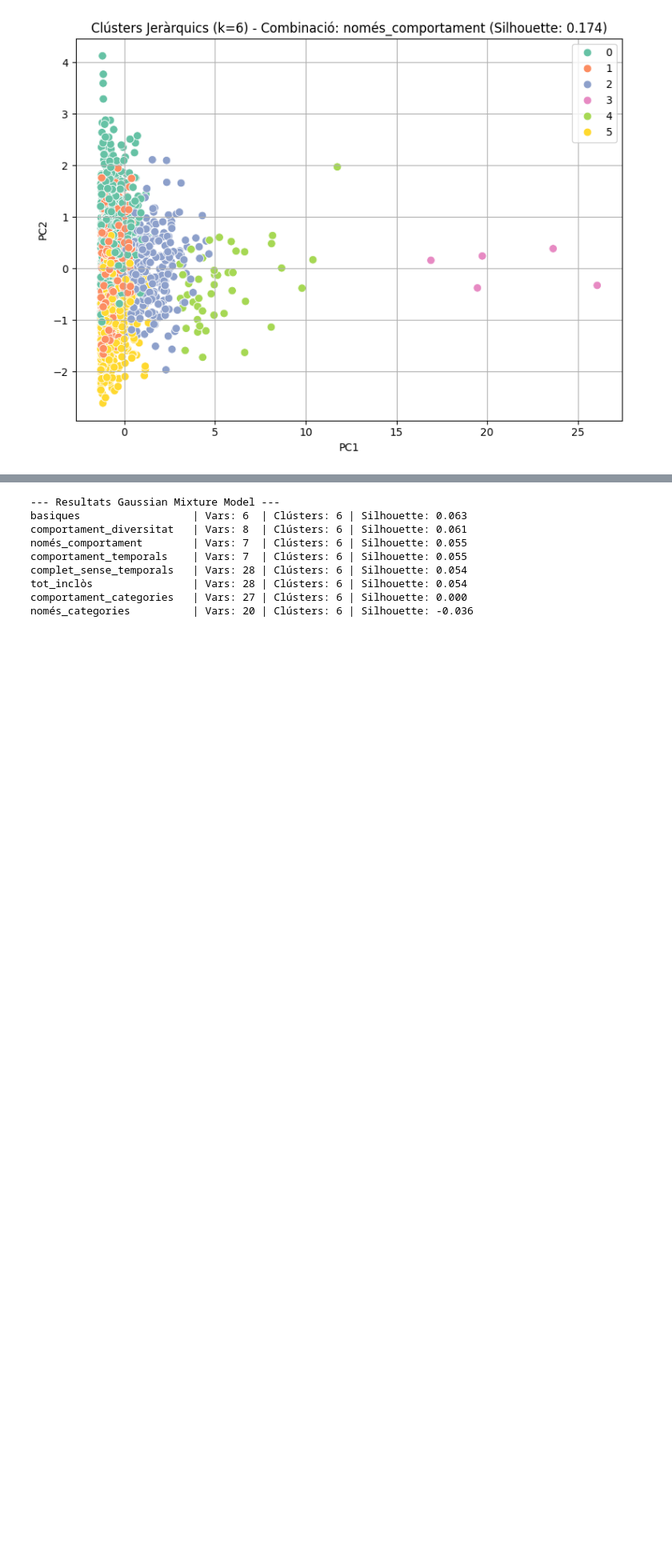
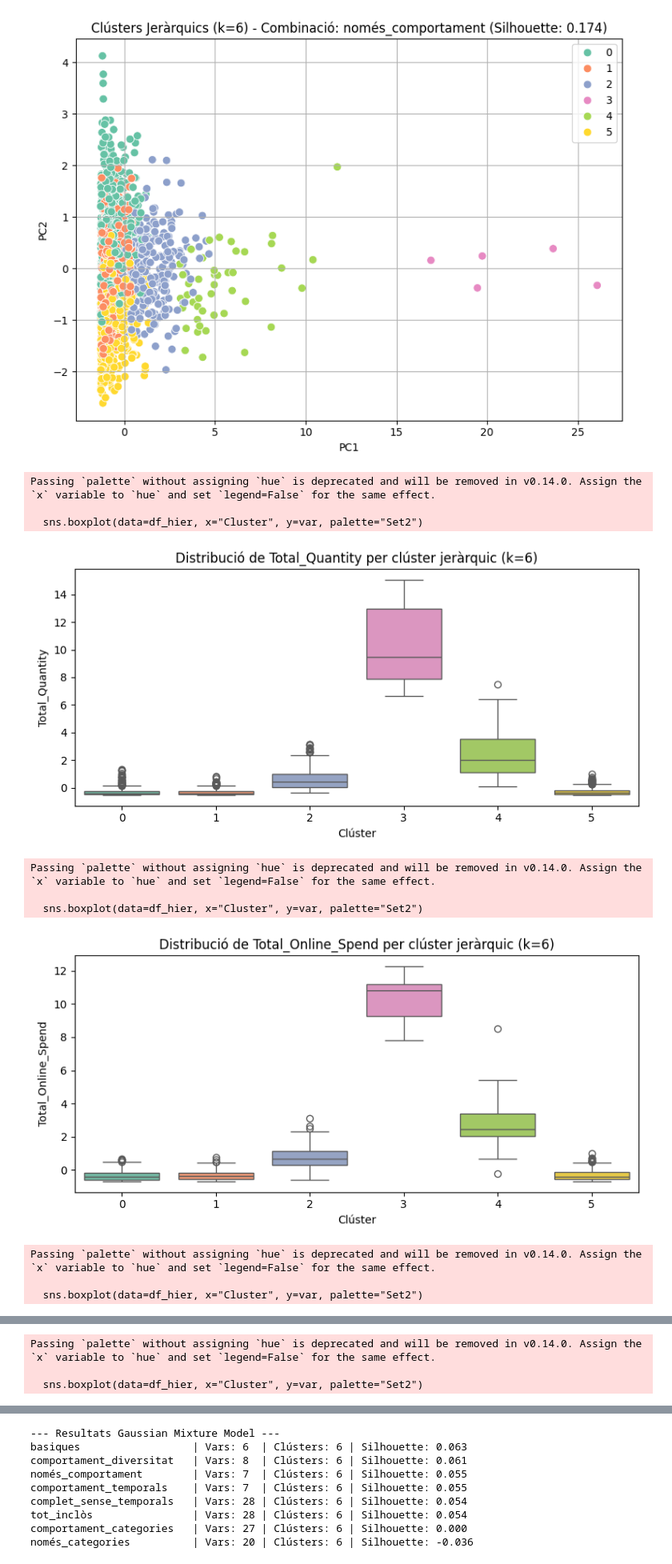
Before and after one commit to davidvilajosana/TFG_Product-Client-Relation, a Jupyter notebook: notebooks/clients.ipynb, the cells around one changed output, grey strips where cells are left out. Shown at 80% size. Saved outputs shown, nothing was run; the diff lists cells and outputs as text; code cells hidden in the pictures; blank space fills up the shorter version.

```diff
--- a/notebooks/clients.ipynb
+++ b/notebooks/clients.ipynb
@@ -331,8 +421,8 @@ for name, n_cols, k, score in hier_results_sorted:
     print(f"{name:<25} | Vars: {n_cols:<2} | Clústers: {k} | Silhouette: {score:.3f}")
 
 # Visualització per la millor combinació
-best_name, _, _, best_score = hier_results_sorted[0]
-columns = combinations[best_name]
+best_name_jerarquic, _, _, best_score_jerarquic = hier_results_sorted[0]
+columns = combinations[best_name_jerarquic]
 X = client_agg[[col for col in columns if col in client_agg.columns]].select_dtypes(include="number").dropna()
 
 scaler = StandardScaler()
@@ -342,7 +432,7 @@ X_pca = PCA(n_components=2).fit_transform(X_scaled)
 
 plt.figure(figsize=(8, 6))
 sns.scatterplot(x=X_pca[:, 0], y=X_pca[:, 1], hue=labels, palette="Set2", s=60)
-plt.title(f"Clústers Jeràrquics (k={k_hier}) - Combinació: {best_name} (Silhouette: {best_score:.3f})")
+plt.title(f"Clústers Jeràrquics (k={k_hier}) - Combinació: {best_name_jerarquic} (Silhouette: {best_score_jerarquic:.3f})")
 plt.xlabel("PC1")
 plt.ylabel("PC2")
 plt.grid(True)
@@ -359,3 +449,35 @@ complet_sense_temporals   | Vars: 28 | Clústers: 6 | Silhouette: 0.076
 tot_inclòs                | Vars: 28 | Clústers: 6 | Silhouette: 0.076
 comportament_categories   | Vars: 27 | Clústers: 6 | Silhouette: 0.075
 [figure]
+# %%
+import seaborn as sns
+import matplotlib.pyplot as plt
+
+# Convertim les dades escalades a DataFrame i afegim les etiquetes de clúster jeràrquic
+df_hier = pd.DataFrame(X_scaled, columns=columns)
+df_hier["Cluster"] = labels
+
+# Variables a visualitzar
+variables = df_hier.columns.drop("Cluster")
+
+# Boxplots per variable i clúster
+for var in variables:
+    plt.figure(figsize=(8, 4))
+    sns.boxplot(data=df_hier, x="Cluster", y=var, palette="Set2")
+    plt.title(f"Distribució de {var} per clúster jeràrquic (k={k_hier})")
+    plt.xlabel("Clúster")
+    plt.ylabel(var)
+    plt.tight_layout()
+    plt.show()
+# %% [output]
+Passing `palette` without assigning `hue` is deprecated and will be removed in v0.14.0. Assign the `x` variable to `hue` and set `legend=False` for the same effect.
+
+  sns.boxplot(data=df_hier, x="Cluster", y=var, palette="Set2")
+[figure, added]
+Passing `palette` without assigning `hue` is deprecated and will be removed in v0.14.0. Assign the `x` variable to `hue` and set `legend=False` for the same effect.
+
+  sns.boxplot(data=df_hier, x="Cluster", y=var, palette="Set2")
+[figure, added]
+Passing `palette` without assigning `hue` is deprecated and will be removed in v0.14.0. Assign the `x` variable to `hue` and set `legend=False` for the same effect.
+
+  sns.boxplot(data=df_hier, x="Cluster", y=var, palette="Set2")
@@ -361,0 +485,3 @@ comportament_categories   | Vars: 27 | Clústers: 6 | Silhouette: 0.075
+Passing `palette` without assigning `hue` is deprecated and will be removed in v0.14.0. Assign the `x` variable to `hue` and set `legend=False` for the same effect.
+
+  sns.boxplot(data=df_hier, x="Cluster", y=var, palette="Set2")
```
Also changed, not shown: parts of 11 cells of this notebook, 10 other files.
